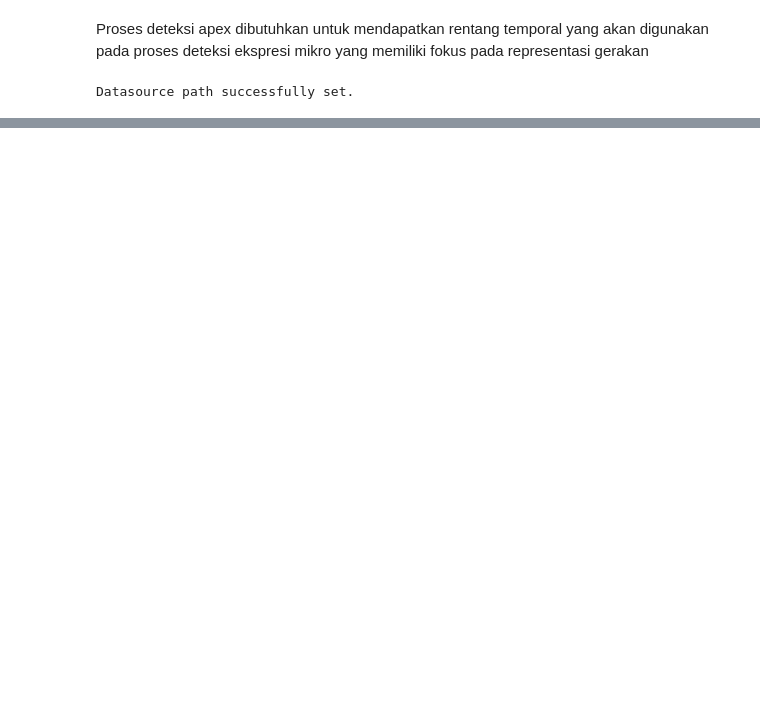
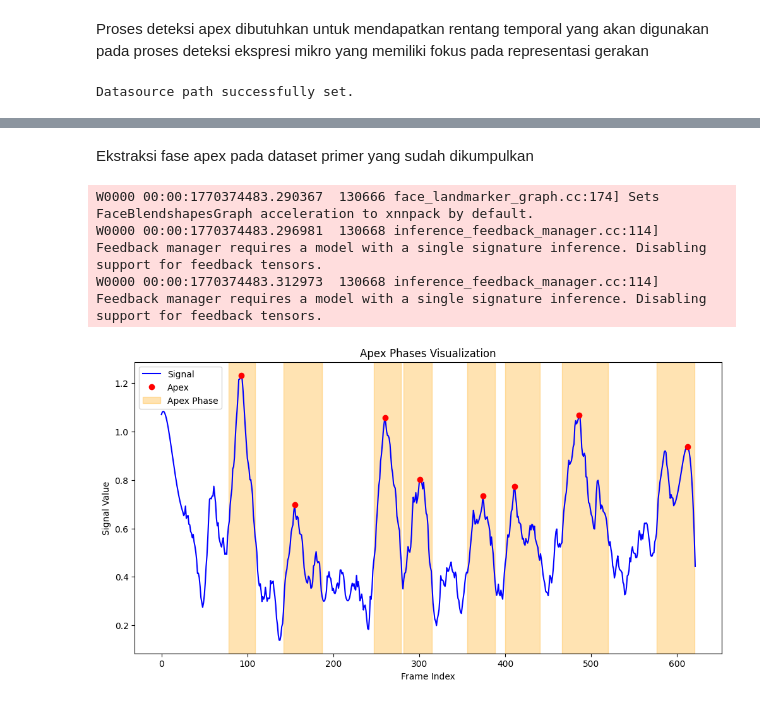
Before and after one commit to face-decoder/apex-spotter, a Jupyter notebook: notebooks/apex-frame-spotting.ipynb, the cells around one changed output, grey strips where cells are left out. Drawn from its saved outputs; the diff is of its cells as text; code cells hidden in the pictures; blank space fills up the shorter version.

Commit message:
feat: apply apex phase detection from primary dataset

```diff
--- a/notebooks/apex-frame-spotting.ipynb
+++ b/notebooks/apex-frame-spotting.ipynb
@@ -35,0 +45,64 @@ m__firmansyah_1765171933077
+# %% [markdown]
+Ekstraksi fase apex pada dataset primer yang sudah dikumpulkan
+# %%
+# Ekstraksi magnitudo pada keseluruhan wajah
+
+import numpy as np
+from scipy.signal import savgol_filter
+from src.video.modules import Video
+from src.face.modules import FaceLandmark
+from src.optical_flow.modules import TVL1
+from src.apex.modules import ApexPhase, ApexSmoother, ApexPhaseVisualizer
+
+
+face_landmark = FaceLandmark()
+
+tvl1 = TVL1()
+
+magnitudes = []
+
+def process(prev_frame: np.ndarray, curr_frame: np.ndarray, frame_index: int) -> np.ndarray:
+
+    prev_landmarks = face_landmark.detect(prev_frame)
+    curr_landmarks = face_landmark.detect(curr_frame)
+
+    prev_face = face_landmark.crop(image=prev_frame.copy(), landmarks=prev_landmarks)
+    curr_face = face_landmark.crop(image=curr_frame.copy(), landmarks=curr_landmarks)
+
+    flow = tvl1.compute(prev_face, curr_face)
+
+    dx = flow[..., 0]
+    dy = flow[..., 1]
+
+    magnitude = np.sqrt(dx**2 + dy**2)
+
+    mean_magnitude = np.mean(magnitude)
+
+    magnitudes.append(mean_magnitude)
+
+
+apex_phase = ApexPhase(distance_threshold=11, prominence_threshold=0.3)
+
+video = Video(video_path=validation_subject_video)
+video.map(process)
+
+window_length = ApexSmoother.calculate_window_length(len(magnitudes))
+
+polyorder = ApexSmoother.calculate_polyorder(window_length)
+
+smoothed_magnitudes = savgol_filter(magnitudes, window_length, polyorder)
+
+apex_indices = apex_phase.find_apex(signal=smoothed_magnitudes)
+
+phases = apex_phase.find_phase(signal=smoothed_magnitudes, apex_indices=apex_indices)
+
+apex_phase_visualizer = ApexPhaseVisualizer()
+
+apex_phase_visualizer.plot_phases(signal=smoothed_magnitudes,
+                                  phases=phases,
+                                  apex_indices=apex_indices)
+# %% [output]
+W0000 00:00:1770374483.290367  130666 face_landmarker_graph.cc:174] Sets FaceBlendshapesGraph acceleration to xnnpack by default.
+W0000 00:00:1770374483.296981  130668 inference_feedback_manager.cc:114] Feedback manager requires a model with a single signature inference. Disabling support for feedback tensors.
+W0000 00:00:1770374483.312973  130668 inference_feedback_manager.cc:114] Feedback manager requires a model with a single signature inference. Disabling support for feedback tensors.
+[figure, added]
```
Also changed, not shown: parts of 3 cells of this notebook.
